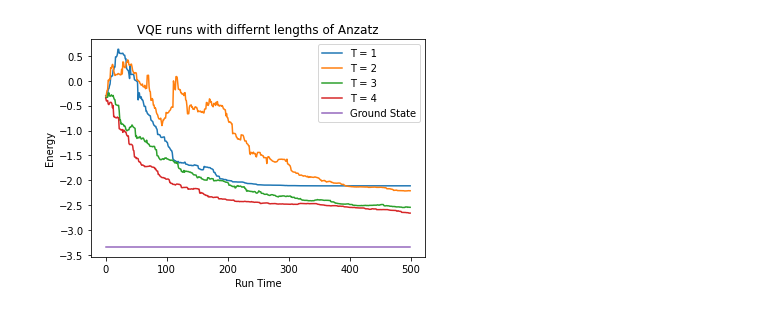
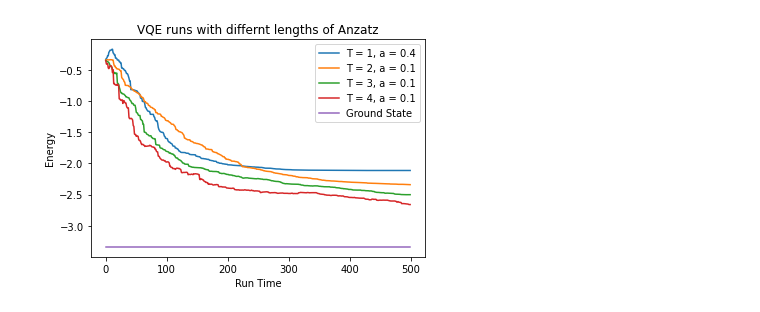
Before and after one commit to immoth/Hubbard_summetries, a Jupyter notebook: Plotting_VQE.ipynb, the cells around one changed output. Saved outputs shown, nothing was run; the diff lists cells and outputs as text; code cells hidden in the pictures.

```diff
--- a/Plotting_VQE.ipynb
+++ b/Plotting_VQE.ipynb
@@ -3,44 +3,47 @@ import pickle
 
 alpha = 0.201
 A = 10
-a = 0.1
 gamma = 0.101
 c = 0.4
 
+a = 0.4
 T=1
-file_to_read = open("VQE_Gunlycke_T"+str(T)+".pickle", "rb")
+file_to_read = open("VQE_Gunlycke_T"+str(T)+"_A_"+str(A)+"_a_"+str(a)+"_c_"+str(c)+"_alpha_"+str(alpha)+"_gamma_"+str(gamma)+".pickle", "rb")
 out_1 = pickle.load(file_to_read)
 
+a = 0.1
 T=2
-file_to_read = open("VQE_Gunlycke_T"+str(T)+".pickle", "rb")
+file_to_read = open("VQE_Gunlycke_T"+str(T)+"_A_"+str(A)+"_a_"+str(a)+"_c_"+str(c)+"_alpha_"+str(alpha)+"_gamma_"+str(gamma)+".pickle", "rb")
 out_2 = pickle.load(file_to_read)
 
+a = 0.1
 T=3
-file_to_read = open("VQE_Gunlycke_T"+str(T)+".pickle", "rb")
+file_to_read = open("VQE_Gunlycke_T"+str(T)+"_A_"+str(A)+"_a_"+str(a)+"_c_"+str(c)+"_alpha_"+str(alpha)+"_gamma_"+str(gamma)+".pickle", "rb")
 out_3 = pickle.load(file_to_read)
 
+a = 0.1
 T=4
 file_to_read = open("VQE_Gunlycke_T"+str(T)+"_A_"+str(A)+str(T)+"_a_"+str(a)+str(T)+"_c_"+str(c)+str(T)+"_alpha_"+str(alpha)+str(T)+"_gamma_"+str(gamma)+".pickle", "rb")
 out_4 = pickle.load(file_to_read)
 # %%
 import matplotlib.pyplot as plt
 
 El_1 = [out_1[i]['E'] for i in range(len(out_1))]
 El_2 = [out_2[i]['E'] for i in range(len(out_2))]
 El_3 = [out_3[i]['E'] for i in range(len(out_3))]
 El_4 = [out_4[i]['E'] for i in range(len(out_4))]
 E0 = [-3.34084762 for i in range(len(out_4))]
 tl = [i for i in range(len(El_1))]
 
 plt.title("VQE runs with differnt lengths of Anzatz")
-plt.plot(tl,El_1,label = 'T = 1')
-plt.plot(tl,El_2,label = 'T = 2')
-plt.plot(tl,El_3,label = 'T = 3')
-plt.plot(tl,El_4,label = 'T = 4')
+plt.plot(tl,El_1,label = 'T = 1, a = 0.4')
+plt.plot(tl,El_2,label = 'T = 2, a = 0.1')
+plt.plot(tl,El_3,label = 'T = 3, a = 0.1')
+plt.plot(tl,El_4,label = 'T = 4, a = 0.1')
 plt.plot(tl,E0,label = 'Ground State')
 plt.xlabel('Run Time')
 plt.ylabel('Energy')
 plt.legend()
 plt.show()
 # %% [output]
-[figure, old version]
+[figure, new version]
```
Also changed, not shown: 6 other files.
